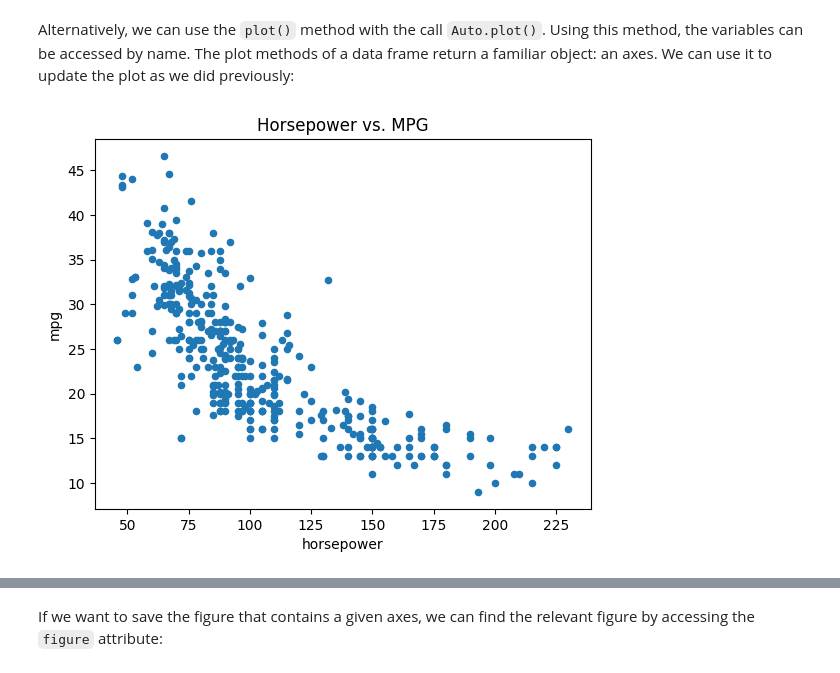
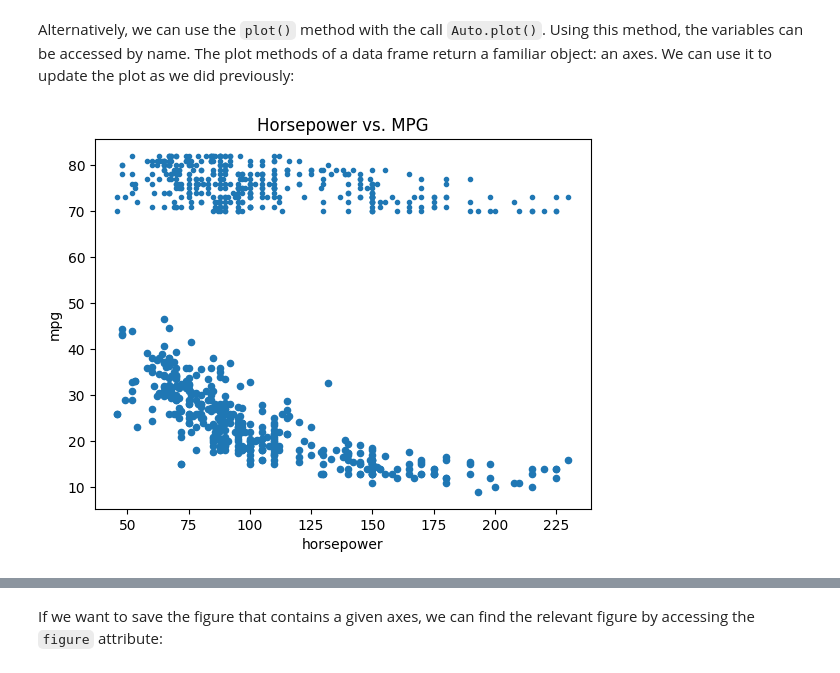
Before and after one commit to aminehd/ISLP_labs_amineh, a Jupyter notebook: Ch02-statlearn-lab.ipynb, the cells around one changed output, grey strips where cells are left out. Cells and saved outputs as stored; diff of their text form; code cells hidden in the pictures.

Commit message:
Practice for ax.plot vs df.plot

```diff
--- a/Ch02-statlearn-lab.ipynb
+++ b/Ch02-statlearn-lab.ipynb
@@ -1910 +1917,4 @@ max(horsepower)
 [figure]
+# %%
+Auto_re =Auto.set_index('name')
+Auto_re.loc[lambda x: x.index.str.contains('chevrolet'), ['horsepower']]
@@ -1947,5 +1976,6 @@ an axes. We can use it to update the plot as we did previously:
 # %%
 ax = Auto.plot.scatter('horsepower', 'mpg')
 ax.set_title('Horsepower vs. MPG');
+ax.plot(Auto['horsepower'], Auto['year'], '.');
 # %% [output]
-[figure, old version]
+[figure, new version]
```
Also changed, not shown: parts of 4 cells of this notebook.
